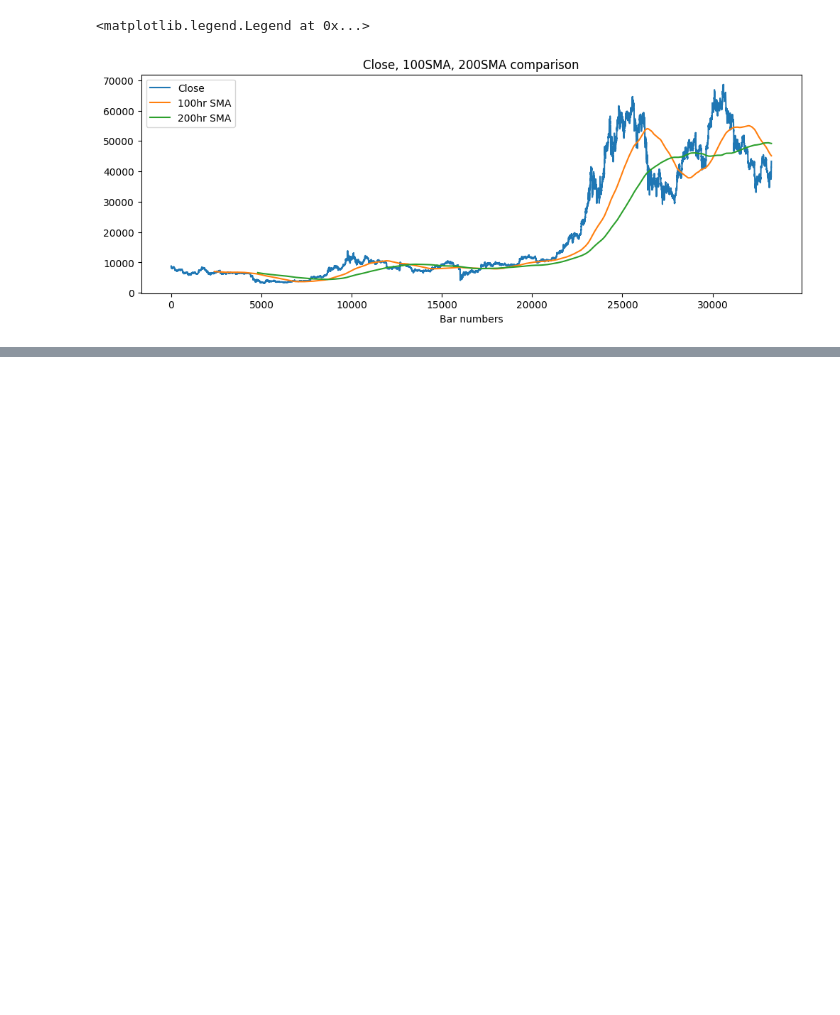
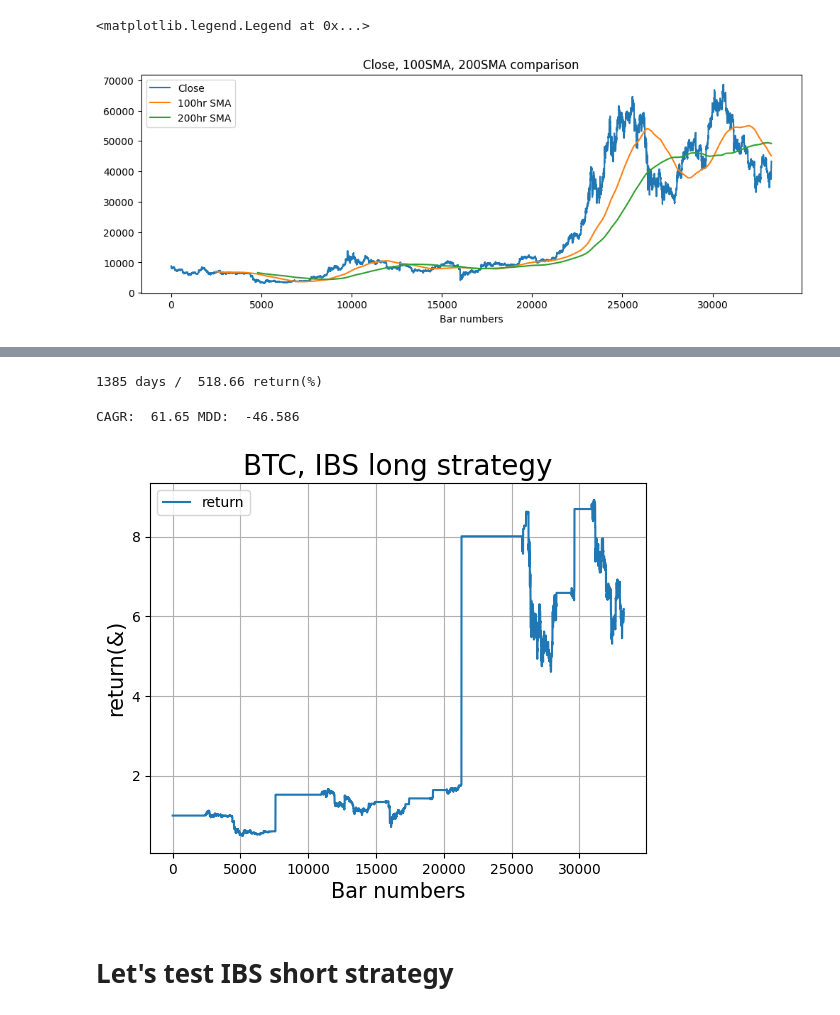
Before and after one commit to JoshuaChung93/Cryptocurrency-trading-bot, a Jupyter notebook: BTC_IBS_strategy_backtest.ipynb, the cells around one changed output, grey strips where cells are left out. Drawn from its saved outputs; the diff is of its cells as text; code cells hidden in the pictures; blank space fills up the shorter version.

```diff
--- a/BTC_IBS_strategy_backtest.ipynb
+++ b/BTC_IBS_strategy_backtest.ipynb
@@ -173,0 +155,6 @@ short_con = (row['close']) >= 0.95*(row['100SMA'])
+# %%
+# make dataframe with position == 1 or position == -1
+df2 = df.loc[(df.position==1)|(df.position==-1),:]
+df2['exit_close'] = df2['close'].shift(-1)
+# calculate return
+df2['ror'] = df2['exit_close']/df2['close']
@@ -173,0 +172,6 @@ short_con = (row['close']) >= 0.95*(row['100SMA'])
+# %%
+# copy df2 ror to df ror column
+df['ror'] = df2['ror']
+df['ror'].fillna(1,inplace=True)
+# calculate accumulated ror
+df['total'] = df['ror'].cumprod()
@@ -173,0 +196,38 @@ short_con = (row['close']) >= 0.95*(row['100SMA'])
+# %%
+# calculate performance indicator
+
+# return trading days
+trade_day = int(len(df.index)/24)
+result = round((df['total'].iat[-1] / df['total'].iat[0] - 1)*100, 3)
+
+print(trade_day,'days / ', result,'return(%)')
+# %% [output]
+1385 days /  518.66 return(%)
+# %%
+# calculate CAGR
+total_profit = (df['total'].iat[-1] / df['total'].iat[0])
+cagr = round((total_profit**(1/(trade_day/365))-1)*100,2)
+
+# calculate MDD
+arr_v = np.array(df['total'])
+peak_lower = np.argmax(np.maximum.accumulate(arr_v) - arr_v)
+peak_upper = np.argmax(arr_v[:peak_lower])
+
+mdd = round((arr_v[peak_lower] - arr_v[peak_upper]) / arr_v[peak_upper]*100,3)
+
+print('CAGR:',cagr,'MDD:',mdd)
+# %% [output]
+CAGR:  61.65 MDD:  -46.586
+# %%
+# Let's plot return
+plt.plot(df['total'], label = 'return')
+plt.ylabel('return(&)', fontsize = 15 )
+plt.xlabel('Bar numbers', fontsize = 15 )
+plt.title('BTC, IBS long strategy', fontsize = 20)
+plt.legend()
+plt.grid()
+plt.show()
+# %% [output]
+[figure, added]
+# %% [markdown]
+# Let's test IBS short strategy
```
Also changed, not shown: parts of 30 cells of this notebook.
